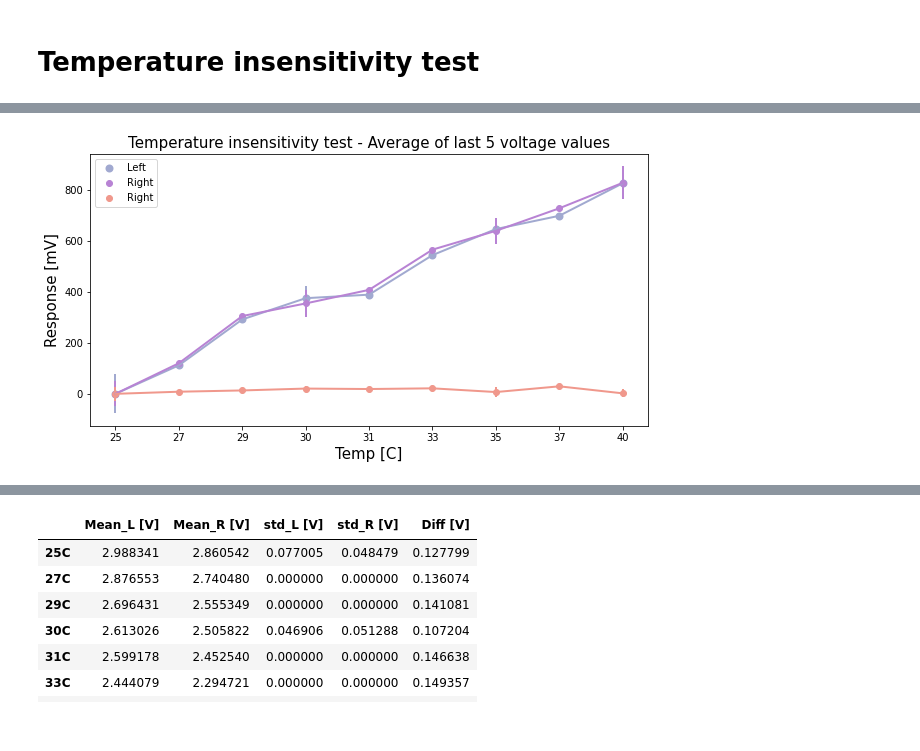
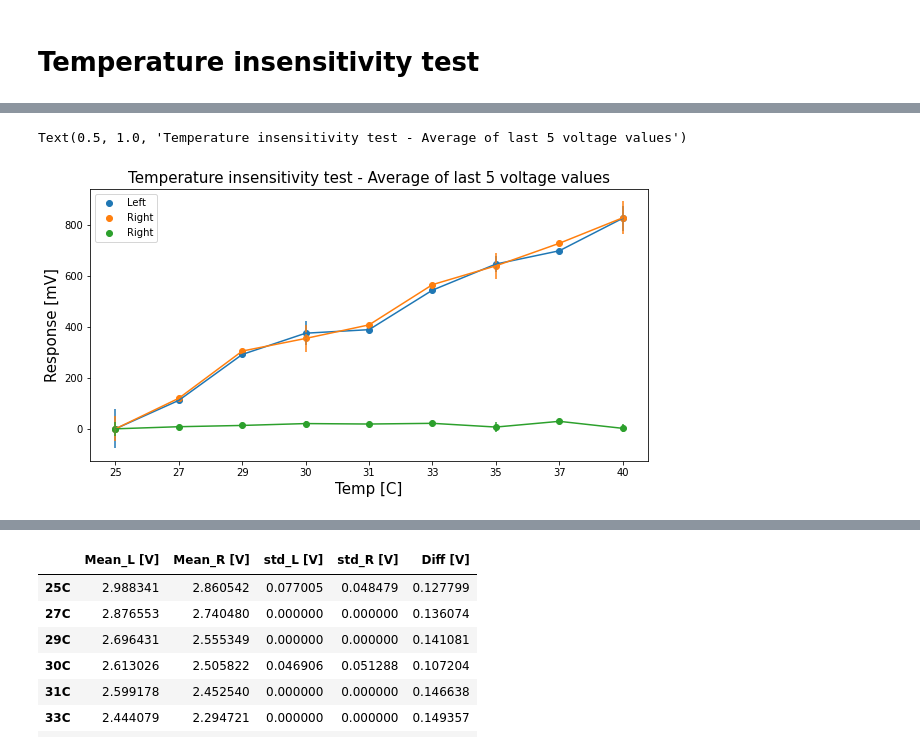
Before and after one commit to desireemaula/WearS, a Jupyter notebook: Stability_Test/TemperaturePostProc.ipynb, the cells around one changed output, grey strips where cells are left out. Cells and saved outputs as stored; diff of their text form; code cells hidden in the pictures.

Commit message:
'temp_notebook'

```diff
--- a/Stability_Test/TemperaturePostProc.ipynb
+++ b/Stability_Test/TemperaturePostProc.ipynb
@@ -24,4 +22,4 @@ col_diff = "#82B0D2"
 # %%
 df_t = {}
 temp = ['25','27','29','30','31','33','35','37','40']
-for t in temp: df_t[t] = [pd.read_excel(str(os.getcwd())+'\\'+excelfile) for excelfile in os.listdir(str(os.getcwd())) if excelfile.endswith('.xls') and t in excelfile]
+for t in temp: df_t[t] = [pd.read_excel(xlrd.open_workbook(str(os.getcwd())+'\\'+excelfile, logfile=open(devnull, 'w')),engine='xlrd') for excelfile in os.listdir(str(os.getcwd())) if excelfile.endswith('.xls') and t in excelfile]
@@ -46,19 +26,20 @@ WARNING *** OLE2 inconsistency: SSCS size is 0 but SSAT size is non-zero
 # %%
 max_std_t = []
 for i in temp:
     max_std_t.append([np.mean(np.mean([k[['DrainVLeft','DrainVRight']].iloc[-5:] for k in df_t[i]],1),0),np.std(np.mean([k[['DrainVLeft','DrainVRight']].iloc[-5:] for k in df_t[i]],1),0)])
 
 fig, ax1 = plt.subplots(figsize=(10, 5))
-plt.scatter(temp,[abs(i[0][0]-max_std_t[0][0][0])*1000 for i in max_std_t], label = 'Left', color = col_L, linewidth = 2)
-plt.errorbar(temp,[abs(i[0][0]-max_std_t[0][0][0])*1000 for i in max_std_t], yerr = [i[1][0]*1000 for i in max_std_t] , color = col_L,linewidth = 2)
-plt.scatter(temp,[abs(i[0][1]-max_std_t[0][0][1])*1000 for i in max_std_t], label = 'Right', color = col_R)
-plt.errorbar(temp,[abs(i[0][1]-max_std_t[0][0][1])*1000 for i in max_std_t], yerr = [i[1][1]*1000 for i in max_std_t], color = col_R,linewidth = 2)
-plt.scatter(temp,abs(np.array([i[0][1]-max_std_t[0][0][1] for i in max_std_t]) - np.array([i[0][0]-max_std_t[0][0][0] for i in max_std_t]))*1000, label = 'Right', color = col_diff)
-plt.errorbar(temp,abs(np.array([i[0][1]-max_std_t[0][0][1] for i in max_std_t]) - np.array([i[0][0]-max_std_t[0][0][0] for i in max_std_t]))*1000, yerr = [np.std(np.diff(np.mean([k[['DrainVLeft','DrainVRight']].iloc[-5:] for k in df_t[t]],1)))*1000 for t in temp], color = col_diff,linewidth = 2)
+plt.scatter(temp,[abs(i[0][0]-max_std_t[0][0][0])*1000 for i in max_std_t], label = 'Left')
+plt.errorbar(temp,[abs(i[0][0]-max_std_t[0][0][0])*1000 for i in max_std_t], yerr = [i[1][0]*1000 for i in max_std_t] )
+plt.scatter(temp,[abs(i[0][1]-max_std_t[0][0][1])*1000 for i in max_std_t], label = 'Right')
+plt.errorbar(temp,[abs(i[0][1]-max_std_t[0][0][1])*1000 for i in max_std_t], yerr = [i[1][1]*1000 for i in max_std_t])
+plt.scatter(temp,abs(np.array([i[0][1]-max_std_t[0][0][1] for i in max_std_t]) - np.array([i[0][0]-max_std_t[0][0][0] for i in max_std_t]))*1000, label = 'Right')
+plt.errorbar(temp,abs(np.array([i[0][1]-max_std_t[0][0][1] for i in max_std_t]) - np.array([i[0][0]-max_std_t[0][0][0] for i in max_std_t]))*1000, yerr = [np.std(np.diff(np.mean([k[['DrainVLeft','DrainVRight']].iloc[-5:] for k in df_t[t]],1)))*1000 for t in temp])
 plt.legend()
 plt.xlabel('Temp [C]',fontsize = 15)
 plt.ylabel('Response [mV]',fontsize = 15)
 plt.title('Temperature insensitivity test - Average of last 5 voltage values',fontsize = 15)
-plt.savefig(r'C:\Users\Desi\Desktop\TesiStanford\images-results\TempInsensitivyTest-121323.jpeg')
+#plt.savefig(r'C:\Users\Desi\Desktop\TesiStanford\images-results\TempInsensitivyTest-121323.jpeg')
 # %% [output]
+Text(0.5, 1.0, 'Temperature insensitivity test - Average of last 5 voltage values')
-[figure, old version]
+[figure, new version]
```
Also changed, not shown: parts of 11 cells of this notebook.
